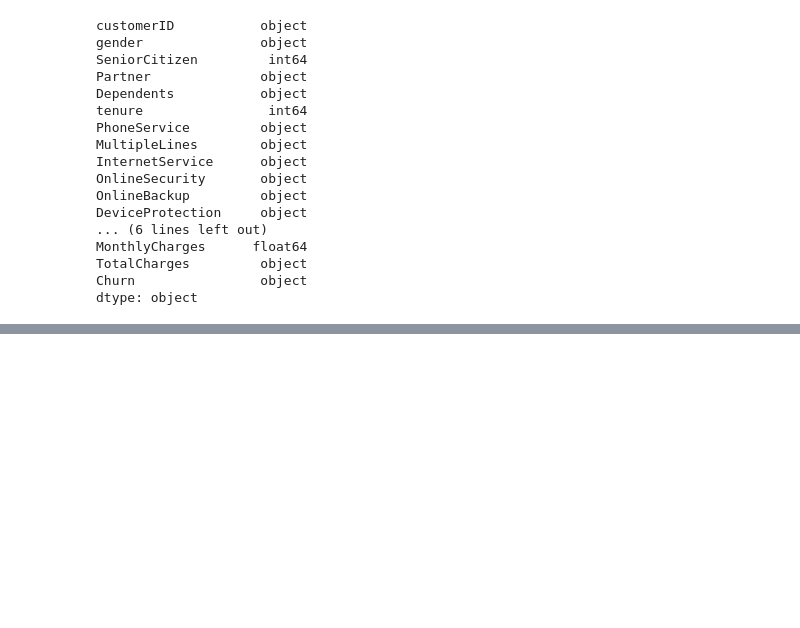
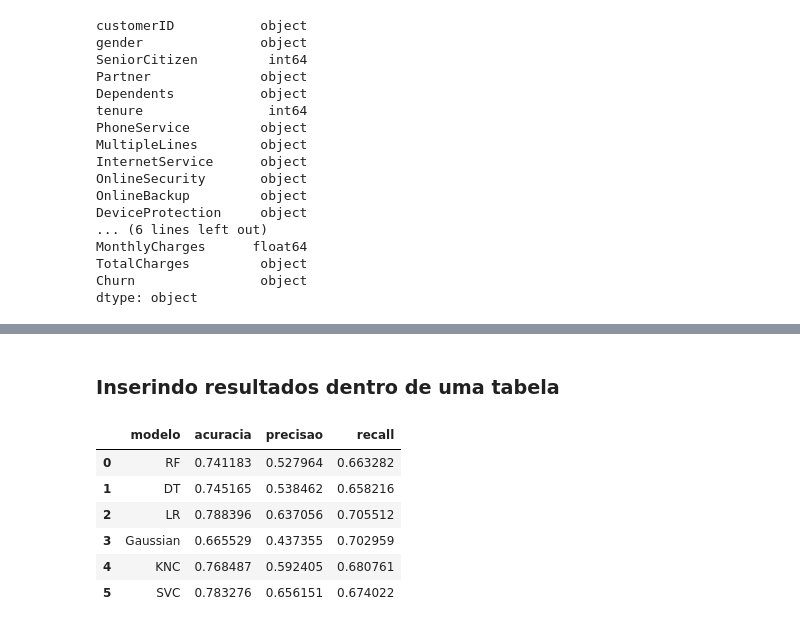
Before and after one commit to joseadami/machine-learning-cancelamentos-provedor-internet, a Jupyter notebook: Untitled.ipynb, the cells around one changed output, grey strips where cells are left out. Saved outputs shown, nothing was run; the diff lists cells and outputs as text; code cells hidden in the pictures; blank space fills up the shorter version.

```diff
--- a/Untitled.ipynb
+++ b/Untitled.ipynb
@@ -193,0 +194,8 @@ print("Acurácia: {0:.4f}".format(metrics.accuracy_score(Y_teste, nb_predict_tes
+# %%
+atributos = df.columns.drop('Churn')
+resultados = ['Churn']
+
+
+
+X = df[atributos]
+Y = df[resultados]
@@ -193,0 +204,11 @@ print("Acurácia: {0:.4f}".format(metrics.accuracy_score(Y_teste, nb_predict_tes
+# %%
+X_train, X_test, y_train, y_test = train_test_split(X, Y, test_size = 0.25, random_state =  48)
+# %%
+models = [
+    ("RF", RandomForestClassifier()),
+    ("DT", DecisionTreeClassifier()),
+    ("LR", LogisticRegression()),
+    ("Gaussian", GaussianNB()),
+    ("KNC", KNeighborsClassifier()),
+    ("SVC", SVC())
+]
@@ -193,0 +217,16 @@ print("Acurácia: {0:.4f}".format(metrics.accuracy_score(Y_teste, nb_predict_tes
+# %%
+trained_models = []
+results = {'modelo': [], 'acuracia': [], 'precisao': [], 'recall': []}
+
+for name, model in models:
+    print('\n------------- ' + str(name)+ ' -------------')
+    model.fit(X_train, y_train.values.ravel())
+    y_pred = model.predict(X_test)
+
+    #print(metrics.confusion_matrix(y_test, y_pred, labels = [1, 0]))
+
+    trained_models.append((name, model, metrics.accuracy_score(y_test, y_pred)))
+    results['modelo'].append(name)
+    results['acuracia'].append(metrics.accuracy_score(y_test, y_pred))
+    results['precisao'].append(metrics.precision_score(y_test, y_pred))
+    results['recall'].append(metrics.recall_score(y_test, y_pred, average='macro'))
@@ -193,0 +245,13 @@ print("Acurácia: {0:.4f}".format(metrics.accuracy_score(Y_teste, nb_predict_tes
+# %% [markdown]
+### Inserindo resultados dentro de uma tabela
+# %%
+df_results = pd.DataFrame(data=results)
+df_results
+# %% [output]
+|  | modelo | acuracia | precisao | recall |
+| 0 | RF | 0.741183 | 0.527964 | 0.663282 |
+| 1 | DT | 0.745165 | 0.538462 | 0.658216 |
+| 2 | LR | 0.788396 | 0.637056 | 0.705512 |
+| 3 | Gaussian | 0.665529 | 0.437355 | 0.702959 |
+| 4 | KNC | 0.768487 | 0.592405 | 0.680761 |
+| 5 | SVC | 0.783276 | 0.656151 | 0.674022 |
```
Also changed, not shown: parts of 43 cells of this notebook.
